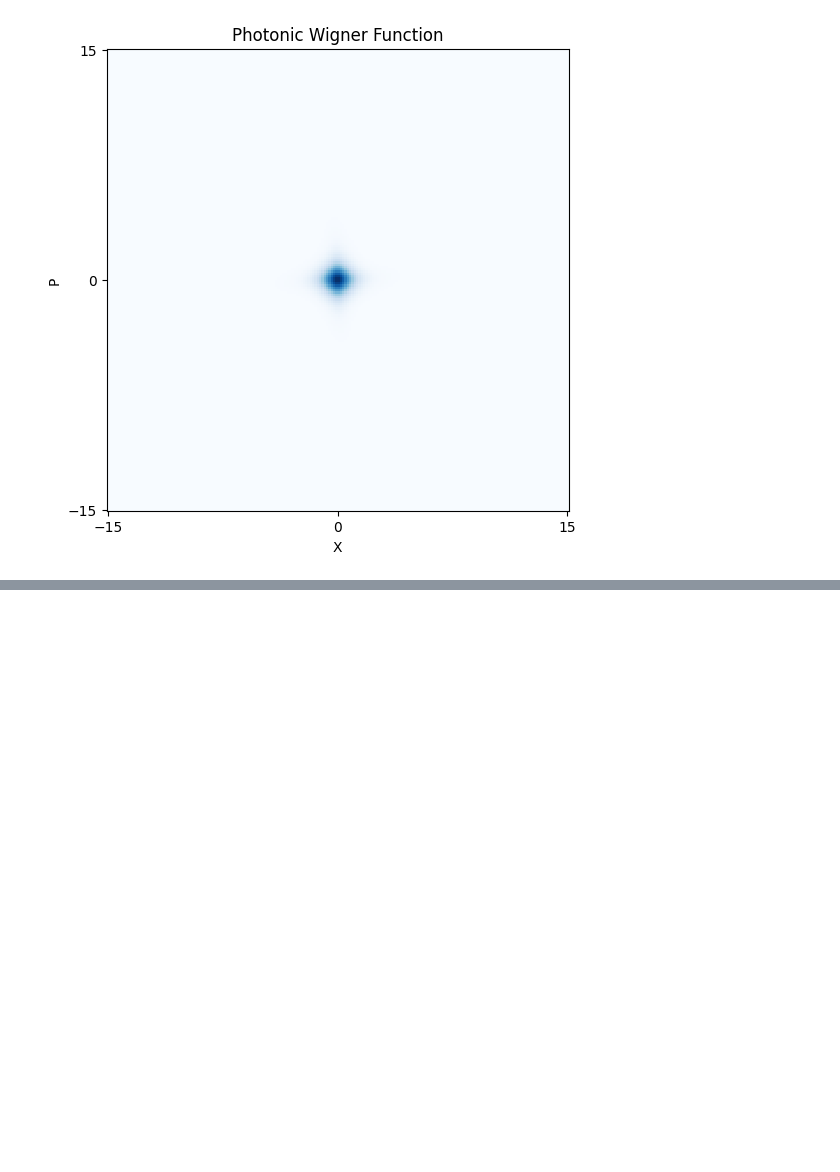
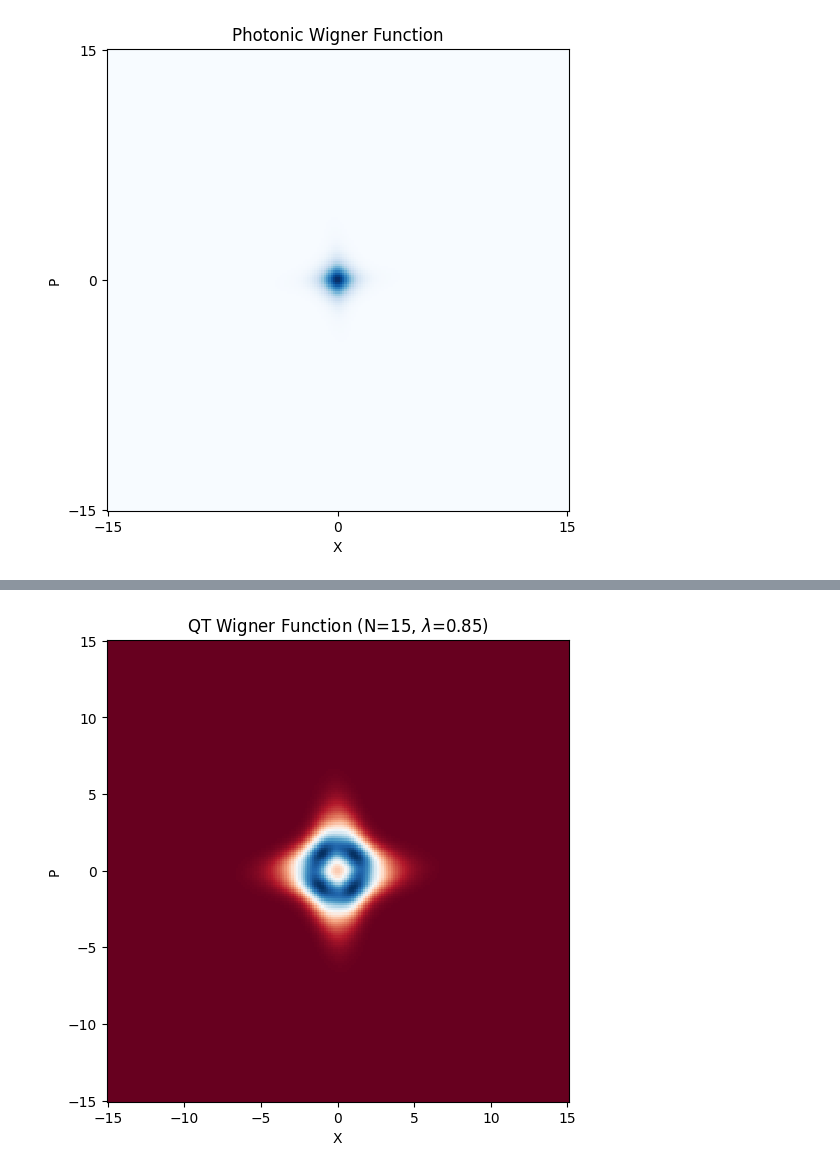
Before and after one commit to IronicOwl/MasterThesisShenanigans, a Jupyter notebook: Lindbladt/tpdt.ipynb, the cells around one changed output, grey strips where cells are left out. Drawn from its saved outputs; the diff is of its cells as text; code cells hidden in the pictures; blank space fills up the shorter version.

Commit message:
Implemented quantm trajectory and generated some plots

```diff
--- a/Lindbladt/tpdt.ipynb
+++ b/Lindbladt/tpdt.ipynb
@@ -217,3 +217,91 @@ plot_wigner_function(test_ss, x_max=15)
 # %% [output]
 Finding rho
 [figure]
+# %%
+def simulate_qt_two_photon_only(N, M, wc, wa, kappa_2, lam, t_max, n_traj):
+    """
+    Simulates the two-photon Dicke model using Quantum Trajectories.
+    """
+    # 1. Define the Hilbert space dimensions and operators
+    j = N / 2.0
+    dim_spin = int(2 * j + 1)
+
+    a = qt.tensor(qt.destroy(M), qt.qeye(dim_spin))
+    Jx = qt.tensor(qt.qeye(M), qt.jmat(j, 'x'))
+    Jz = qt.tensor(qt.qeye(M), qt.jmat(j, 'z'))
+
+    # 2. Construct the Hamiltonian
+    H_cavity = wc * a.dag() * a
+    H_atom = (wa / 2.0) * Jz
+    H_int = (lam / N) * Jx * (a.dag()**2 + a**2)
+    H = H_cavity + H_atom + H_int
+
+    # 3. Construct Jump Operator (Two-photon only)
+    L2 = np.sqrt(kappa_2 / N) * (a**2)
+    c_ops = [L2]
+
+    # 4. Initialize the approximate steady-state density matrix
+    rho_ss_approx = qt.tensor(qt.qzero(M), qt.qzero(dim_spin))
+
+    print(f"Running {n_traj} quantum trajectories...")
+
+    # 5. Run Trajectories
+    for i in range(n_traj):
+        # Random initial state (Infinite temperature ensemble)
+        n_cav = np.random.randint(0, M)
+        n_spin = np.random.randint(0, dim_spin)
+        psi0 = qt.tensor(qt.basis(M, n_cav), qt.basis(dim_spin, n_spin))
+
+        # We only need the final state at t_max, so we pass a 2-element time list
+        res = qt.mcsolve(H, psi0, [0, t_max], c_ops, ntraj=1, progress_bar=False)
+
+        # CORRECTED: Grab the last state in the time evolution list
+        psi_final = res.states[-1]
+
+        # Add outer product to our density matrix approximation
+        rho_ss_approx += psi_final * psi_final.dag()
+
+        # Optional: Print progress
+        if (i + 1) % 50 == 0:
+            print(f"Completed {i + 1}/{n_traj} trajectories")
+
+    # 6. Average over all trajectories
+    rho_ss_approx = rho_ss_approx / n_traj
+
+    # Trace out the spins to get the reduced cavity density matrix
+    rho_cavity = rho_ss_approx.ptrace(0)
+
+    # Extract probability distribution P(n)
+    P_n = rho_cavity.diag()
+
+    return rho_cavity, P_n
+
+# --- Execution Parameters ---
+N_spins = 15        # Now we can handle larger N
+M_fock = 80         # Cavity truncation
+omega_c = 1.0
+omega_a = 1.0
+k2 = 0.05           # Pure two-photon loss
+lam_val = 0.85      # Coupling strength
+t_max = 80.0        # Time to reach steady state (tune based on dynamics)
+n_traj = 500        # Number of trajectories (Paper uses 500 to 3000)
+
+# Run the simulation
+rho_cavity_qt, P_n_qt = simulate_qt_two_photon_only(
+    N_spins, M_fock, omega_c, omega_a, k2, lam_val, t_max, n_traj
+)
+
+# You can now pass rho_cavity_qt directly to your existing plot_wigner_function
+# Because plot_wigner_function in your notebook expects the full rho_ss and traces it,
+# you can temporarily modify it to accept rho_cavity directly:
+xvec = np.linspace(-15, 15, 200)
+W = qt.wigner(rho_cavity_qt, xvec, xvec)
+
+plt.figure(figsize=(6, 6))
+plt.pcolormesh(xvec, xvec, W, cmap='RdBu', shading='auto', vmin=0)
+plt.xlabel('X')
+plt.ylabel('P')
+plt.title(f'QT Wigner Function (N={N_spins}, $\\lambda$={lam_val})')
+plt.gca().set_aspect('equal', adjustable='box')
+plt.show()
+# %% [output]
@@ -219,0 +319 @@ Finding rho
+[figure, added]
```
Also changed, not shown: parts of 4 cells of this notebook.
